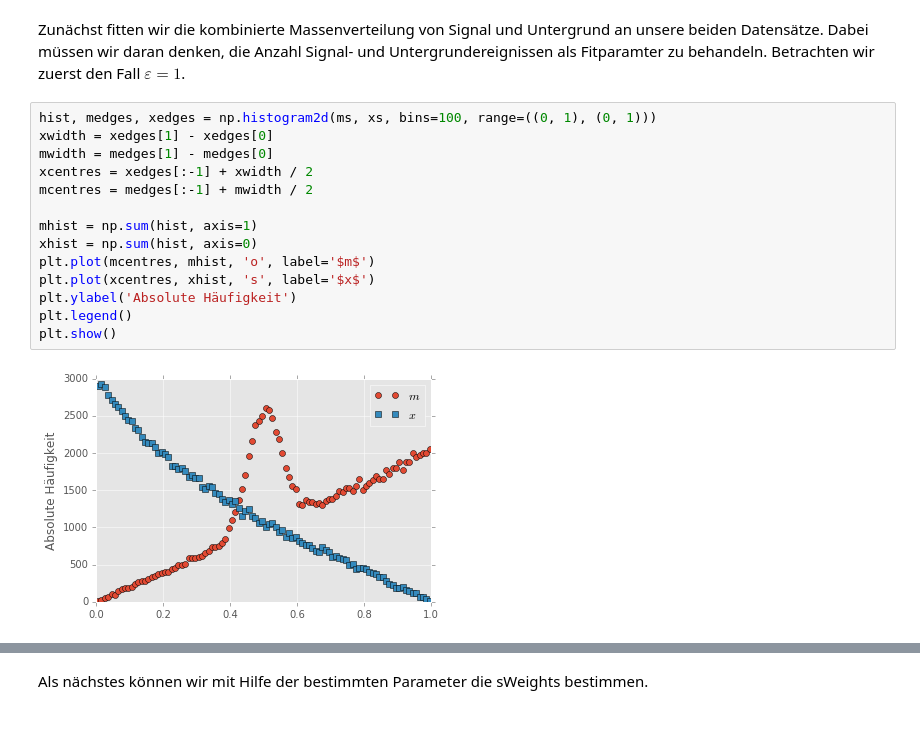
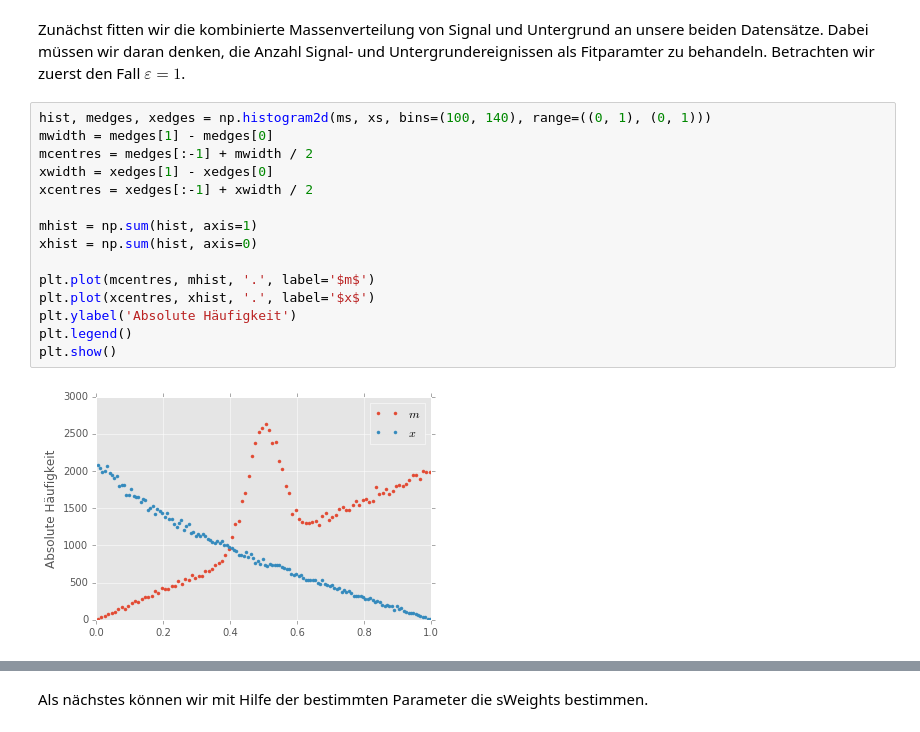
Before and after one commit to kdungs/teaching-SMD2-2016, a Jupyter notebook: solutions/3.ipynb, the cells around one changed output, grey strips where cells are left out. Saved outputs shown, nothing was run; the diff lists cells and outputs as text.

```diff
--- a/solutions/3.ipynb
+++ b/solutions/3.ipynb
@@ -148,21 +148,22 @@ Bestimmen Sie für beide Effizienzfunktion die sWeights $w(m)$ aus den beobacht
 # %% [markdown]
 Zunächst fitten wir die kombinierte Massenverteilung von Signal und Untergrund an unsere beiden Datensätze. Dabei müssen wir daran denken, die Anzahl Signal- und Untergrundereignissen als Fitparamter zu behandeln. Betrachten wir zuerst den Fall $\varepsilon = 1$.
 # %%
-hist, medges, xedges = np.histogram2d(ms, xs, bins=100, range=((0, 1), (0, 1)))
+hist, medges, xedges = np.histogram2d(ms, xs, bins=(100, 140), range=((0, 1), (0, 1)))
+mwidth = medges[1] - medges[0]
+mcentres = medges[:-1] + mwidth / 2
 xwidth = xedges[1] - xedges[0]
-mwidth = medges[1] - medges[0]
 xcentres = xedges[:-1] + xwidth / 2
-mcentres = medges[:-1] + mwidth / 2
 
 mhist = np.sum(hist, axis=1)
 xhist = np.sum(hist, axis=0)
-plt.plot(mcentres, mhist, 'o', label='$m$')
-plt.plot(xcentres, xhist, 's', label='$x$')
+
+plt.plot(mcentres, mhist, '.', label='$m$')
+plt.plot(xcentres, xhist, '.', label='$x$')
 plt.ylabel('Absolute Häufigkeit')
 plt.legend()
 plt.show()
 # %% [output]
-[figure, old version]
+[figure, new version]
 # %%
 def pdf_ms(m, p0, p1, p2):
     return p0 * np.exp(-(m - p1) ** 2 / 2 / p2 ** 2)
```
Also changed, not shown: parts of 8 cells of this notebook.
